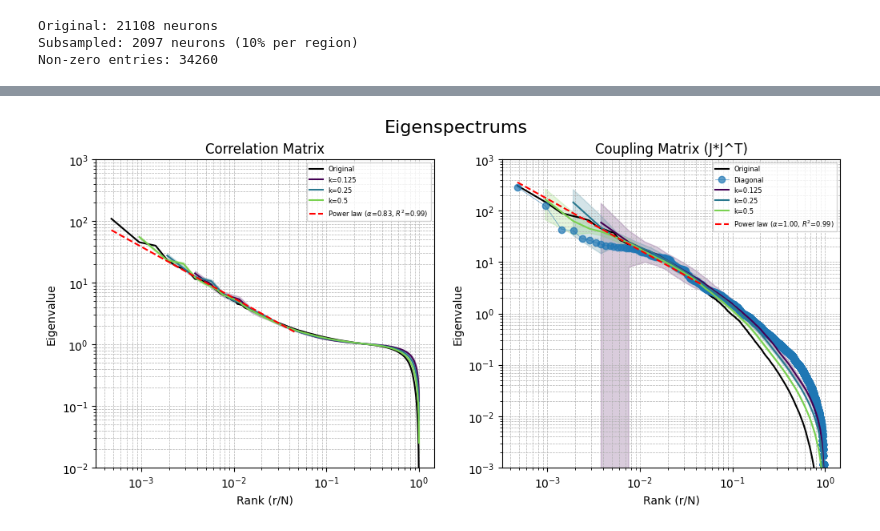
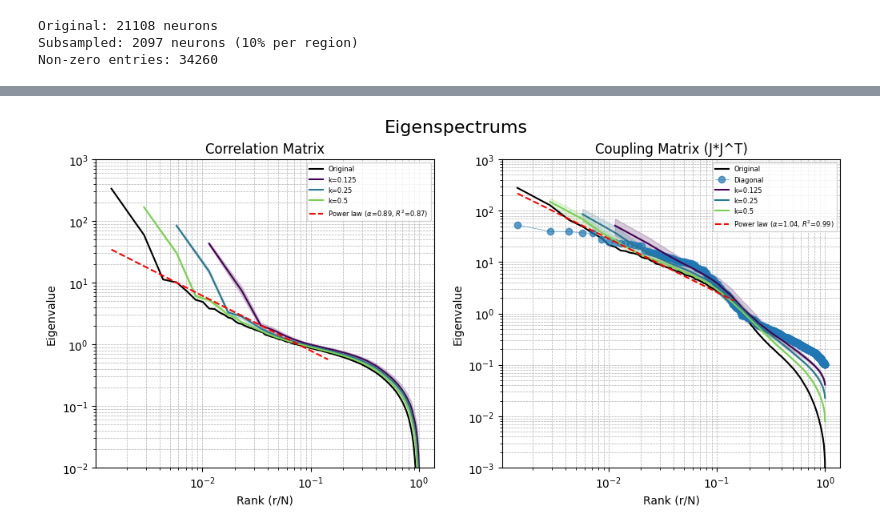
Before and after one commit to wenquan/SC-FC, a Jupyter notebook: visualize_matrices.ipynb, the cells around one changed output, grey strips where cells are left out. Saved outputs shown, nothing was run; the diff lists cells and outputs as text; code cells hidden in the pictures.

```diff
--- a/visualize_matrices.ipynb
+++ b/visualize_matrices.ipynb
@@ -246,4 +244,13 @@ Saved to /Users/quanwen/Documents/fly-center-brain/data/connectome_connectivity
 # %%
+import scipy.sparse
+
+save_dir = os.path.join(data_dir, 'connectome_connectivity')
+
+Synaptic_matrix = scipy.sparse.load_npz(os.path.join(save_dir, 'Synaptic_matrix.npz'))
+cell_ids = np.load(os.path.join(save_dir, 'cell_ids.npy'), allow_pickle=True)
+region_labels = np.load(os.path.join(save_dir, 'region_labels.npy'), allow_pickle=True)
+
+print(f'Loaded from {save_dir}')
 print(f'Synaptic_matrix shape:{Synaptic_matrix.shape}')
 print(f'Number of neurons:{len(cell_ids)}')
 print(f'Number of regions:{len(np.unique(region_labels))}')
@@ -460,5 +491,5 @@ plt.show()
 # %%
-g = 0.8
+g = 0.7
 W0 = subsampling.generate_W_matrix(Coupling,g,seed=43)
 #W = J.to_numpy() / (120.0 * N)
 Correlation_Matrix = subsampling.compute_functional_connectivity(W0)
@@ -508,6 +539,7 @@ ax6[0].set_title('Correlation Matrix')
 ax6[0].grid(True, which='both', linestyle='--', linewidth=0.5)
 
 
+
 evals = np.linalg.eigvalsh(Coupling)
 evals = np.sort(evals)[::-1]
 
@@ -515,31 +547,31 @@ fit_coupling = subsampling.fit_power_law_eigenvalues(evals,100)
 
 
 
 ranks_orig = (np.arange(len(evals)) + 1) / len(evals)
 ax6[1].loglog(ranks_orig, evals, 'k-', linewidth=1.5, alpha=1.0, label='Original')
 ax6[1].loglog(ranks_orig, np.sort(np.diag(Coupling))[::-1],'o-', linewidth=0.5, alpha =0.7, label='Diagonal')
 
 
 colors = plt.cm.viridis(np.linspace(0, 0.8, len(k_fractions)))
 
 for i, k_fraction in enumerate(k_fractions):
     mean_evals, std_evals, _ = subsampling.get_subsampled_eigenspectrum(Coupling, k_fraction, n_iter)
     ranks_sub = (np.arange(len(mean_evals)) + 1) / len(mean_evals)
     ax6[1].loglog(ranks_sub, mean_evals, color=colors[i], linewidth=1.5, label='k={}'.format(k_fraction))
     ax6[1].fill_between(ranks_sub, mean_evals - std_evals, mean_evals + std_evals, color=colors[i], alpha=0.2)
 
 ax6[1].loglog(fit_coupling['data_x'], fit_coupling['fitted_y'], 'r--', linewidth=1.5,
               label=r'Power law ($\alpha$={:.2f}, $R^2$={:.2f})'.format(fit_coupling['exponent'], fit_coupling['r_squared']))
 
 ax6[1].set_xlabel('Rank (r/N)')
 ax6[1].set_ylabel('Eigenvalue')
 ax6[1].set_ylim([10**-3, 10**3])
 ax6[1].legend(fontsize=6)
 ax6[1].set_title('Coupling Matrix (J*J^T)')
 ax6[1].grid(True, which='both', linestyle='--', linewidth=0.5)
 
 #fig6.tight_layout(rect=[0, 0.03, 1, 0.95])
 
 plt.show()
 # %% [output]
-[figure, old version]
+[figure, new version]
```
Also changed, not shown: parts of 8 cells of this notebook, 2 other files.
